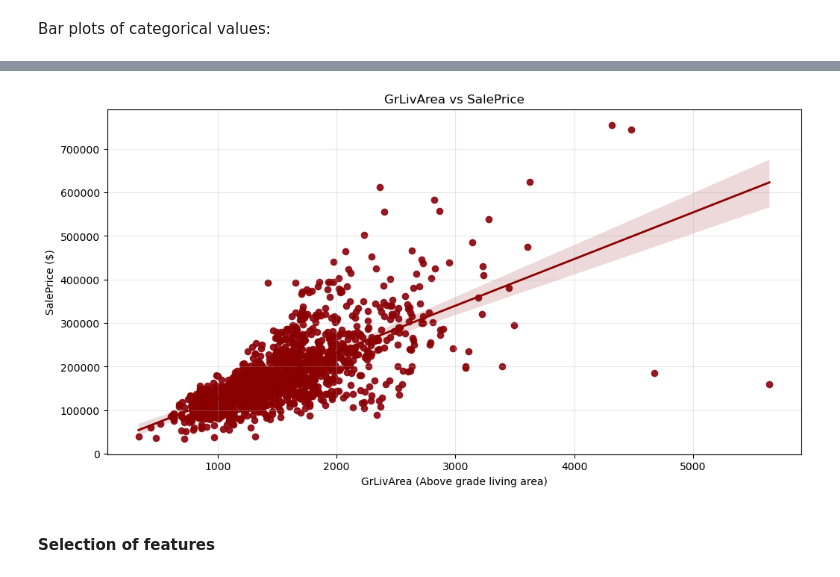
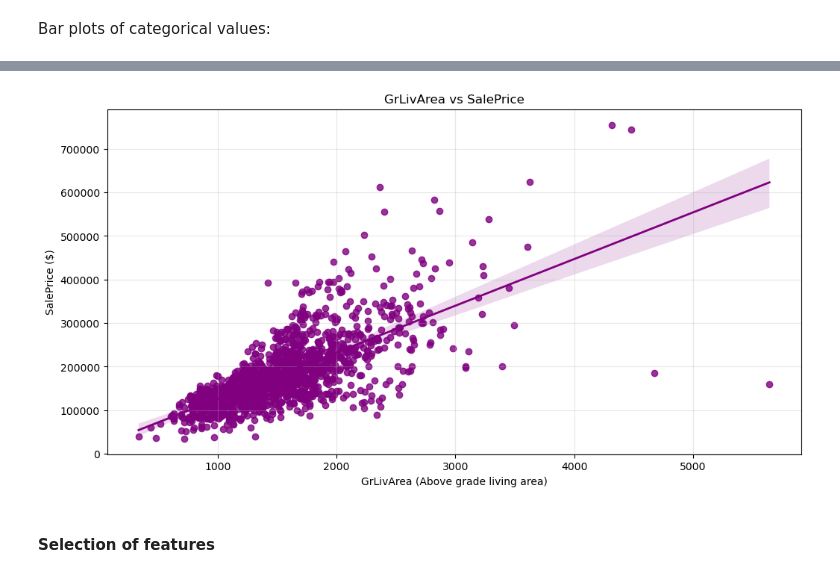
Before and after one commit to lmacakova/prices, a Jupyter notebook: house_prices.ipynb, the cells around one changed output, grey strips where cells are left out. Cells and saved outputs as stored; diff of their text form; code cells hidden in the pictures.

```diff
--- a/house_prices.ipynb
+++ b/house_prices.ipynb
@@ -305,15 +305,15 @@ for col in categorical.columns:
 # %%
 plt.figure(figsize=(12,6))
-sns.scatterplot(data=train_ds, x='GrLivArea', y='SalePrice', color='purple', alpha=0.5)
-sns.regplot(data=train_ds, x='GrLivArea', y='SalePrice', scatter=True, color='darkred', line_kws={'linewidth':2})
+# sns.scatterplot(data=train_ds, x='GrLivArea', y='SalePrice', color='purple', alpha=0.5)
+sns.regplot(data=train_ds, x='GrLivArea', y='SalePrice', scatter=True, color='purple', line_kws={'linewidth':2})
 plt.xlabel('GrLivArea (Above grade living area)')
 plt.ylabel('SalePrice ($)')
 plt.title('GrLivArea vs SalePrice')
 plt.grid(alpha=0.3)
 plt.subplots_adjust(hspace=0.8, wspace=0.8)
 plt.show()
 # %% [output]
-[figure, old version]
+[figure, new version]
 # %% [markdown]
 #### Selection of features
 # %%
```
Also changed, not shown: parts of 4 cells of this notebook.
